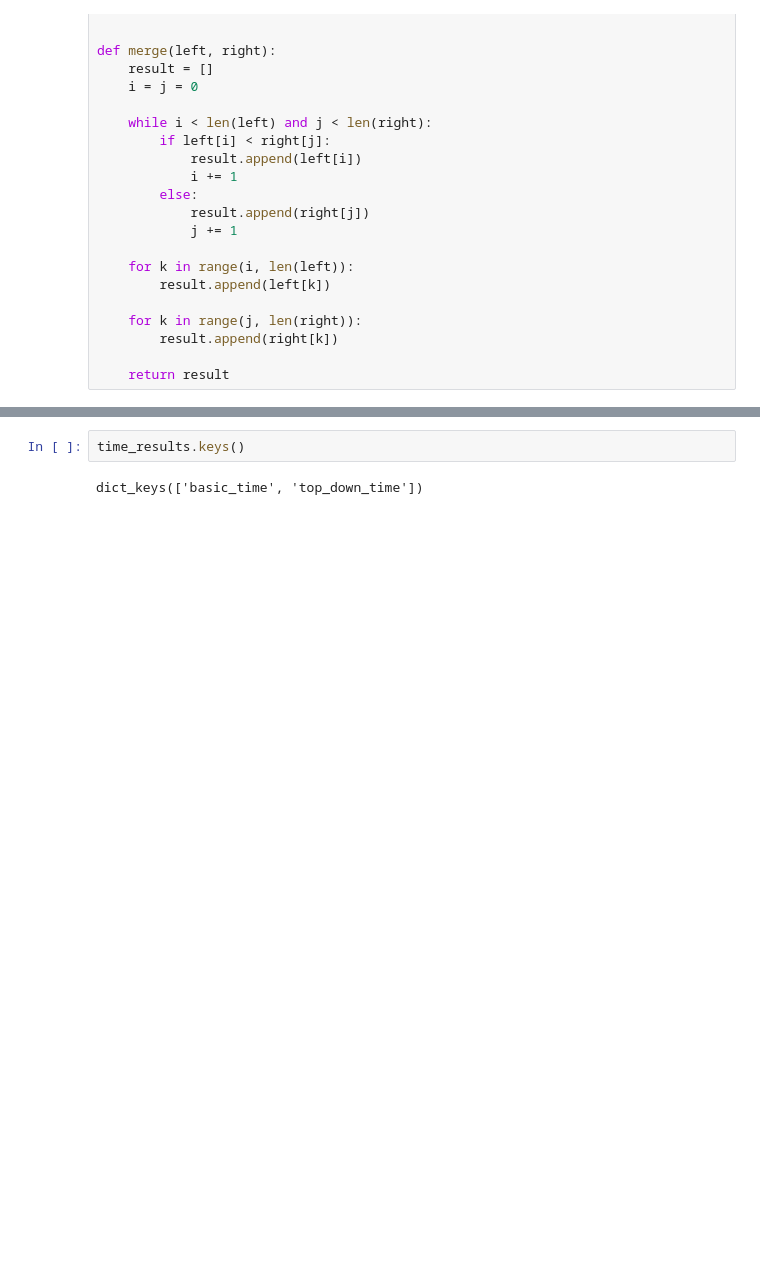
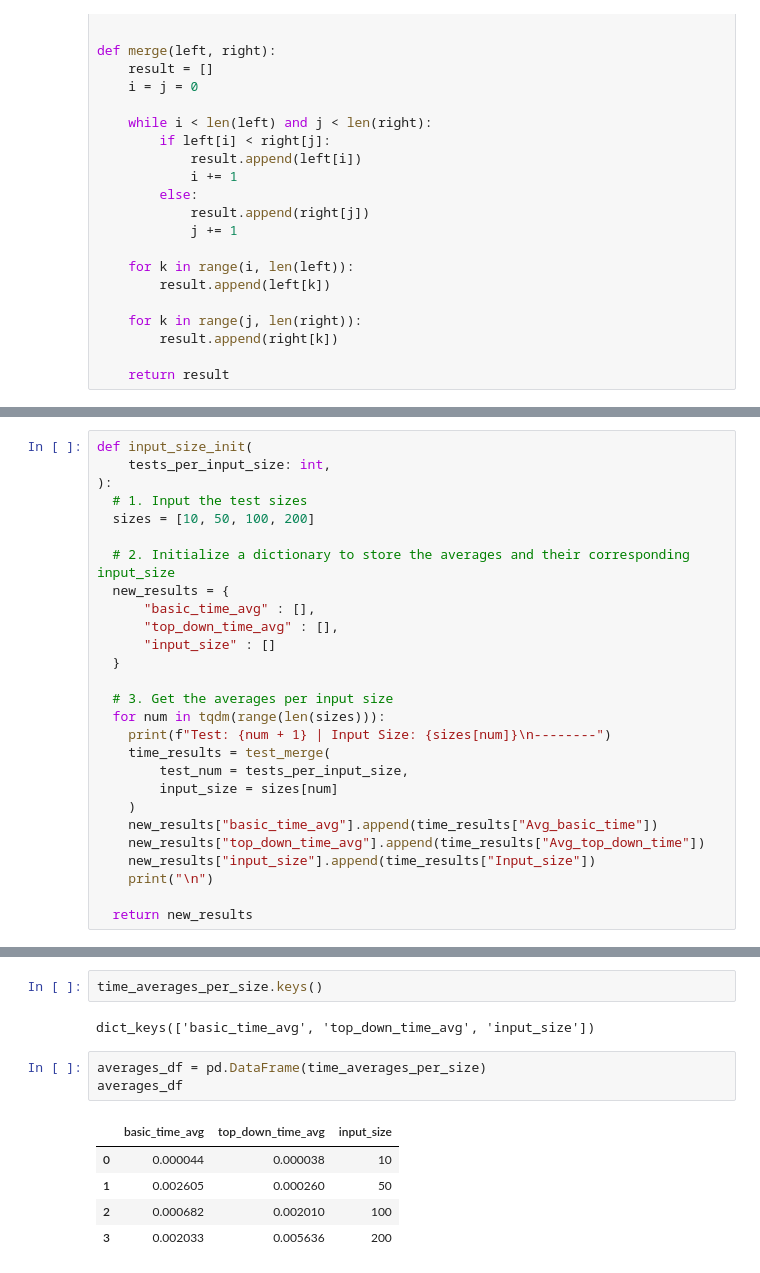
Before and after one commit to jsilryan/Algorithms, a Jupyter notebook: MergeSorts.ipynb, the cells around one changed output, grey strips where cells are left out. Cells and saved outputs as stored; diff of their text form; blank space fills up the shorter version.

```diff
--- a/MergeSorts.ipynb
+++ b/MergeSorts.ipynb
@@ -151,0 +137,27 @@ Basic Merge Sort Duration : 0.0054 || Top-Down Merge Sort Duration : 0.0045
+# %%
+def input_size_init(
+    tests_per_input_size: int,
+):
+  # 1. Input the test sizes
+  sizes = [10, 50, 100, 200]
+
+  # 2. Initialize a dictionary to store the averages and their corresponding input_size
+  new_results = {
+      "basic_time_avg" : [],
+      "top_down_time_avg" : [],
+      "input_size" : []
+  }
+
+  # 3. Get the averages per input size
+  for num in tqdm(range(len(sizes))):
+    print(f"Test: {num + 1} | Input Size: {sizes[num]}\n--------")
+    time_results = test_merge(
+        test_num = tests_per_input_size,
+        input_size = sizes[num]
+    )
+    new_results["basic_time_avg"].append(time_results["Avg_basic_time"])
+    new_results["top_down_time_avg"].append(time_results["Avg_top_down_time"])
+    new_results["input_size"].append(time_results["Input_size"])
+    print("\n")
+
+  return new_results
@@ -152,4 +187,13 @@ Basic Merge Sort Duration : 0.0054 || Top-Down Merge Sort Duration : 0.0045
 # %%
-time_results.keys()
+time_averages_per_size.keys()
 # %% [output]
-dict_keys(['basic_time', 'top_down_time'])
+dict_keys(['basic_time_avg', 'top_down_time_avg', 'input_size'])
+# %%
+averages_df = pd.DataFrame(time_averages_per_size)
+averages_df
+# %% [output]
+|  | basic_time_avg | top_down_time_avg | input_size |
+| 0 | 0.000044 | 0.000038 | 10 |
+| 1 | 0.002605 | 0.000260 | 50 |
+| 2 | 0.000682 | 0.002010 | 100 |
+| 3 | 0.002033 | 0.005636 | 200 |
```
Also changed, not shown: parts of 7 cells of this notebook.
